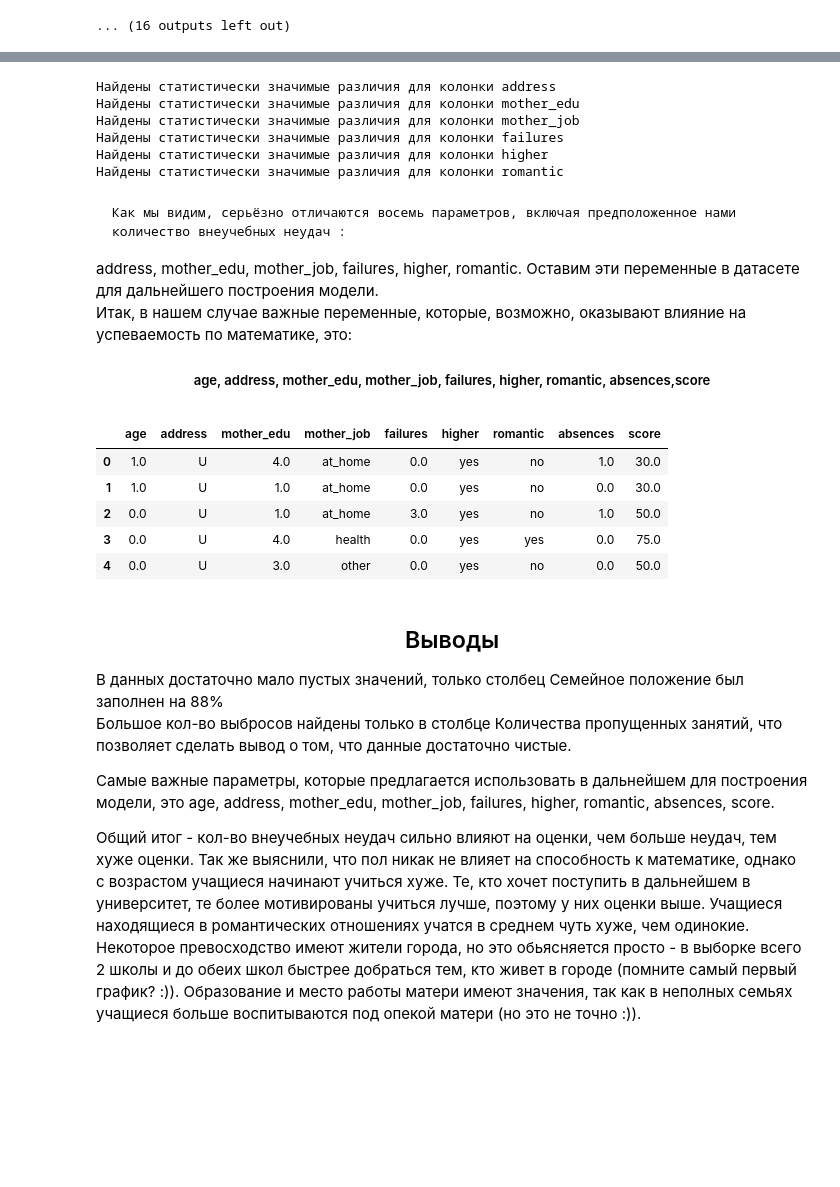
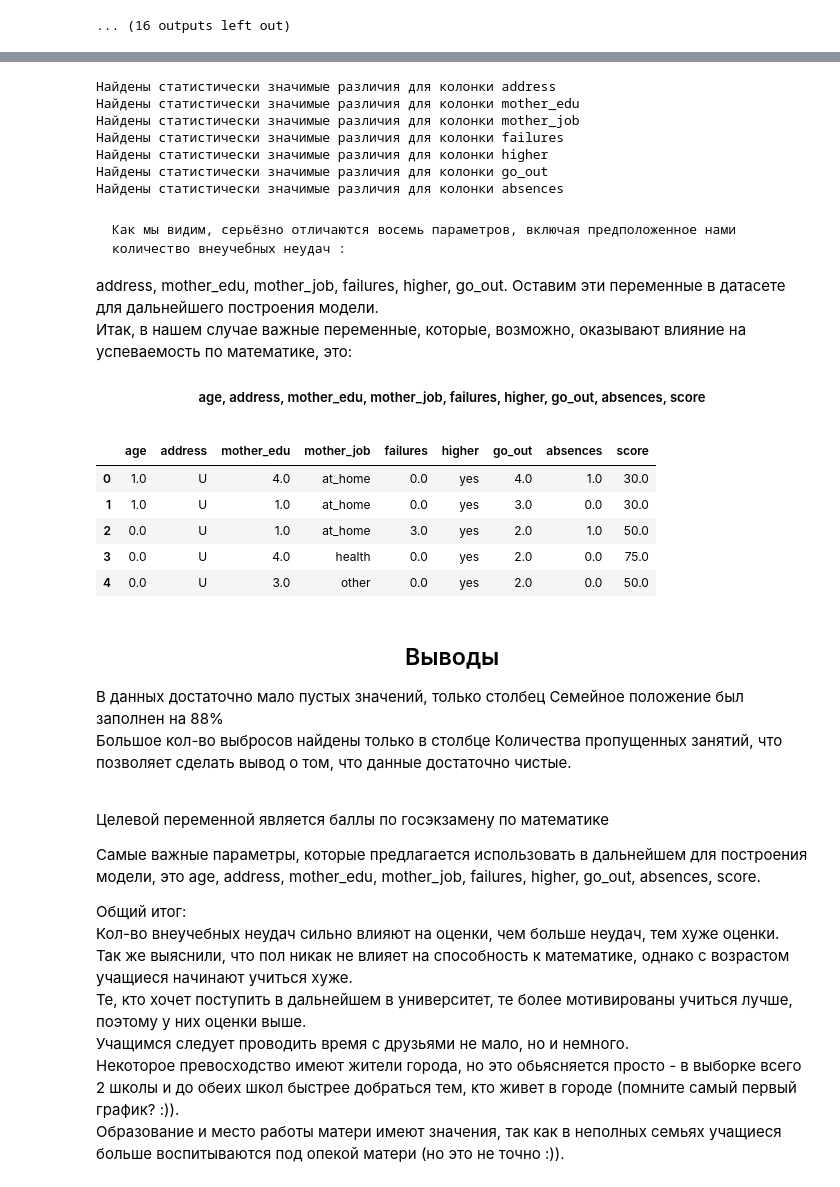
Before and after one commit to Demistus/rds, a Jupyter notebook: module_2/project_2-data_analysis.ipynb, the cells around one changed output, grey strips where cells are left out. Cells and saved outputs as stored; diff of their text form; code cells hidden in the pictures; blank space fills up the shorter version.

```diff
--- a/module_2/project_2-data_analysis.ipynb
+++ b/module_2/project_2-data_analysis.ipynb
@@ -305,13 +309,13 @@ set_bins('age', 4)
 set_bins('absences', 4)
 
 # переконвертируем столбец в float для наглядности, так как теперь возраст - это не какое-то определенное значение, а интервал
-math.age = math.age.astype(int).astype(float)
+math_intermediate.age = math_intermediate.age.astype(int).astype(float)
 # %%
 # создадим функцию, для отрисовки графиков boxplot с цифровыми значениями медиан на графиках для наглядности
 def get_boxplot(column):
     fig, ax = plt.subplots(figsize=(14, 4))
-    box_plot = sns.boxplot(x=column, y='score', data=math.loc[math.loc[:, column].isin(
-        math.loc[:, column])], ax=ax)
+    box_plot = sns.boxplot(x=column, y='score', data=math_intermediate.loc[math_intermediate.loc[:, column].isin(
+        math_intermediate.loc[:, column])], ax=ax)
     ax = box_plot.axes
     lines = ax.get_lines()
     categories = ax.get_xticks()
@@ -330,6 +330,6 @@ get_boxplot
 # %%
 # выведем графики для последующего анализа значимости признаков
-for column in math.columns[:-1]:
+for column in math_intermediate.columns[:-1]:
     get_boxplot(column)
 # %% [output]
 [figure]
@@ -383,8 +383,8 @@ for column in math.columns[:-1]:
 sorted_columns = ['school', 'age', 'address', 'mother_edu', 'father_edu', 'mother_job', 'father_job', 'guardian', 'traveltime',
                   'studytime', 'failures', 'school_sup', 'higher', 'internet', 'family_rel', 'freetime', 'go_out', 'health', 'absences', 'score']
 for column in sorted_columns:
-    # создадим промежуточный датафрейм
-    math_intermediate = math.loc[:, sorted_columns]
+    # оставим в промежуточном датафрейме только эти колонки
+    math_intermediate = math_intermediate.loc[:, sorted_columns]
 
 math_intermediate.info()  # из 30 колонок осталось 20, тоже неплохо, но надо идти дальше
 # %% [output]
@@ -419,7 +419,7 @@ def get_stat_dif(column):
             print('Найдены статистически значимые различия для колонки', column)
             break
 # %%
-for column in math.columns[:-1]:
+for column in math_intermediate.columns[:-1]:
     get_stat_dif(column)
 # %% [output]
 Найдены статистически значимые различия для колонки address
@@ -427,29 +427,37 @@ for column in math.columns[:-1]:
 Найдены статистически значимые различия для колонки mother_job
 Найдены статистически значимые различия для колонки failures
 Найдены статистически значимые различия для колонки higher
-Найдены статистически значимые различия для колонки romantic
+Найдены статистически значимые различия для колонки go_out
+Найдены статистически значимые различия для колонки absences
 # %% [markdown]
     Как мы видим, серьёзно отличаются восемь параметров, включая предположенное нами количество внеучебных неудач :
-address, mother_edu, mother_job, failures, higher, romantic. Оставим эти переменные в датасете для дальнейшего построения модели. <br>
+address, mother_edu, mother_job, failures, higher, go_out. Оставим эти переменные в датасете для дальнейшего построения модели. <br>
 Итак, в нашем случае важные переменные, которые, возможно, оказывают влияние на успеваемость по математике, это: <br>
-<h5><p style="text-align: center;"> age, address, mother_edu, mother_job, failures, higher, romantic, absences,score </p> </h5>
+<h5><p style="text-align: center;"> age, address, mother_edu, mother_job, failures, higher, go_out, absences, score </p> </h5>
 # %%
-math_for_model = math.loc[:, ['age', 'address', 'mother_edu', 'mother_job', 'failures', 'higher', 'romantic', 'absences','score']]
+math_for_model = math_intermediate.loc[:, ['age', 'address', 'mother_edu', 'mother_job', 'failures', 'higher', 'go_out', 'absences','score']]
 math_for_model.head()
 # %% [output]
-|  | age | address | mother_edu | mother_job | failures | higher | romantic | absences | score |
-| 0 | 1.0 | U | 4.0 | at_home | 0.0 | yes | no | 1.0 | 30.0 |
-| 1 | 1.0 | U | 1.0 | at_home | 0.0 | yes | no | 0.0 | 30.0 |
-| 2 | 0.0 | U | 1.0 | at_home | 3.0 | yes | no | 1.0 | 50.0 |
-| 3 | 0.0 | U | 4.0 | health | 0.0 | yes | yes | 0.0 | 75.0 |
-| 4 | 0.0 | U | 3.0 | other | 0.0 | yes | no | 0.0 | 50.0 |
+|  | age | address | mother_edu | mother_job | failures | higher | go_out | absences | score |
+| 0 | 1.0 | U | 4.0 | at_home | 0.0 | yes | 4.0 | 1.0 | 30.0 |
+| 1 | 1.0 | U | 1.0 | at_home | 0.0 | yes | 3.0 | 0.0 | 30.0 |
+| 2 | 0.0 | U | 1.0 | at_home | 3.0 | yes | 2.0 | 1.0 | 50.0 |
+| 3 | 0.0 | U | 4.0 | health | 0.0 | yes | 2.0 | 0.0 | 75.0 |
+| 4 | 0.0 | U | 3.0 | other | 0.0 | yes | 2.0 | 0.0 | 50.0 |
 # %% [markdown]
 <h2><p style="text-align: center;"> Выводы </p> </h2>
 В данных достаточно мало пустых значений, только столбец Семейное положение был заполнен на 88% <br>
 
 Большое кол-во выбросов найдены только в столбце Количества пропущенных занятий, что позволяет сделать вывод о том, что данные достаточно чистые. <br>
 
-Самые важные параметры, которые предлагается использовать в дальнейшем для построения модели, это age, address, mother_edu, mother_job, failures, higher, romantic, absences, score. <br>
+<br>Целевой переменной является баллы по госэкзамену по математике<br>
 
-Общий итог - кол-во внеучебных неудач сильно влияют на оценки, чем больше неудач, тем хуже оценки. Так же выяснили, что пол никак не влияет на способность к математике, однако с возрастом учащиеся начинают учиться хуже. Те, кто хочет поступить в дальнейшем в университет, те более мотивированы учиться лучше, поэтому у них оценки выше. Учащиеся находящиеся в романтических отношениях учатся в среднем чуть хуже, чем одинокие. Некоторое превосходство имеют жители города, но это обьясняется просто - в выборке всего 2 школы и до обеих школ быстрее добраться тем, кто живет в городе (помните самый первый график? :)).
+Самые важные параметры, которые предлагается использовать в дальнейшем для построения модели, это age, address, mother_edu, mother_job, failures, higher, go_out, absences, score. <br>
+
+Общий итог: <br>
+Кол-во внеучебных неудач сильно влияют на оценки, чем больше неудач, тем хуже оценки. <br>
+Так же выяснили, что пол никак не влияет на способность к математике, однако с возрастом учащиеся начинают учиться хуже. <br>
+Те, кто хочет поступить в дальнейшем в университет, те более мотивированы учиться лучше, поэтому у них оценки выше. <br>
+Учащимся следует проводить время с друзьями не мало, но и немного. <br>
+Некоторое превосходство имеют жители города, но это обьясняется просто - в выборке всего 2 школы и до обеих школ быстрее добраться тем, кто живет в городе (помните самый первый график? :)). <br>
 Образование и место работы матери имеют значения, так как в неполных семьях учащиеся больше воспитываются под опекой матери (но это не точно :)).
```
Also changed, not shown: parts of 9 cells of this notebook, 1 other file.
